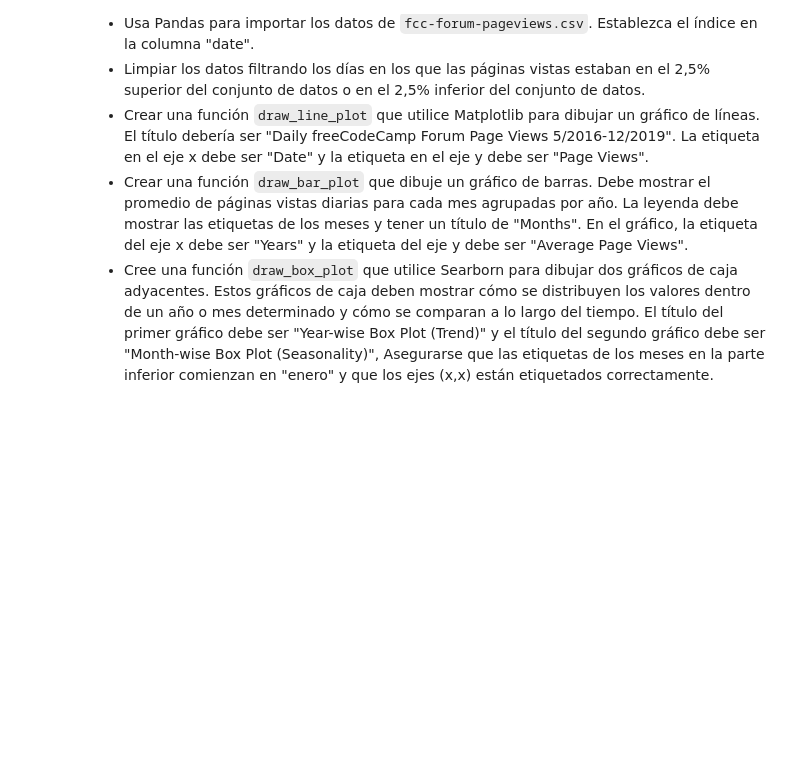
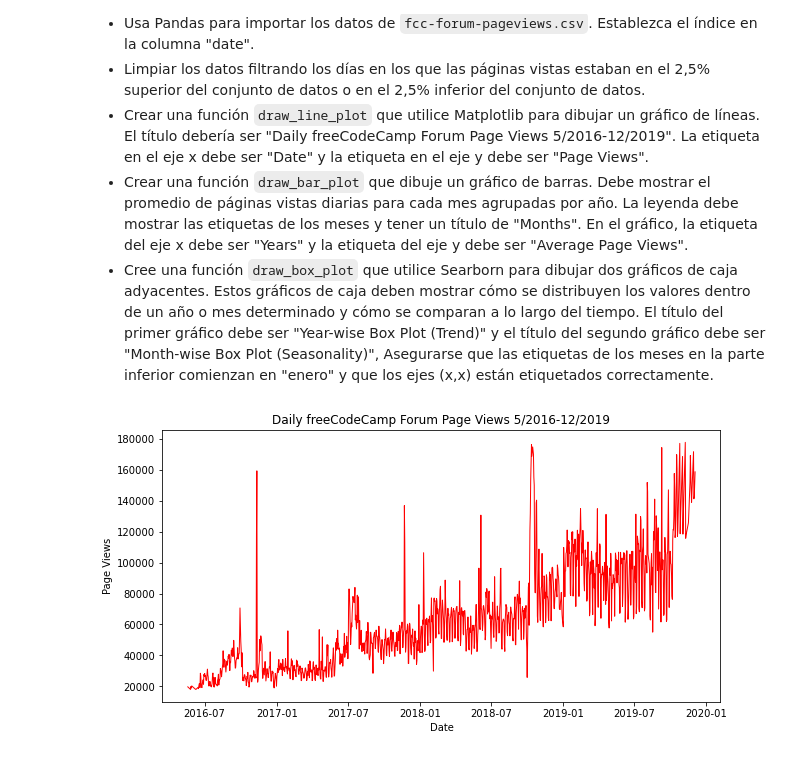
Before and after one commit to MkCst/Self-thaught, a Jupyter notebook: FCCampDataAnalysis_A2.ipynb, the cells around one changed output. Saved outputs shown, nothing was run; the diff lists cells and outputs as text; code cells hidden in the pictures; blank space fills up the shorter version.

```diff
--- a/FCCampDataAnalysis_A2.ipynb
+++ b/FCCampDataAnalysis_A2.ipynb
@@ -144,15 +205,3 @@ df = df[
         (df['value'] >= df['value'].quantile(0.025)) &
         (df['value'] <= df['value'].quantile(0.975))
         ]
-# %%
-def draw_line_plot():
-    """Grafico de lineas"""
-    fig, ax = plt.subplots(figsize=(10,5))
-    ax.plot(df.index, df['value'], 'r', linewidth=1)
-    ax.set_title('Daily freeCodeCamp Forum Page Views 5/2016-12/2019')
-    ax.set_xlabel('Date')
-    ax.set_ylabel('Page Views')
-
-    # Save image and return fig (don't change this part)
-    #fig.savefig('line_plot.png')
-    return fig
@@ -207,0 +208,5 @@ def draw_box_plot():
+# %%
+# Metodo principal
+draw_line_plot()
+# %% [output]
+[figure, added]
```
Also changed, not shown: parts of 7 cells of this notebook, 1 other file.
